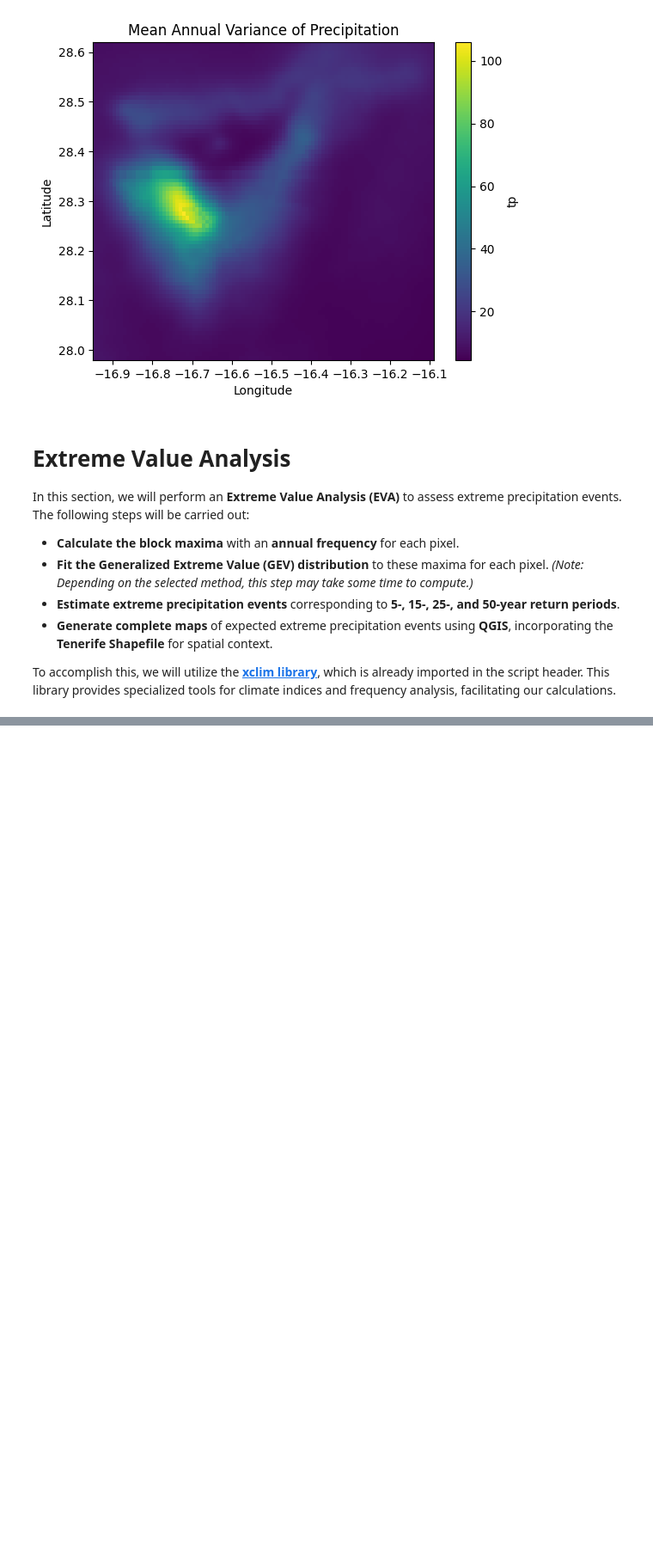
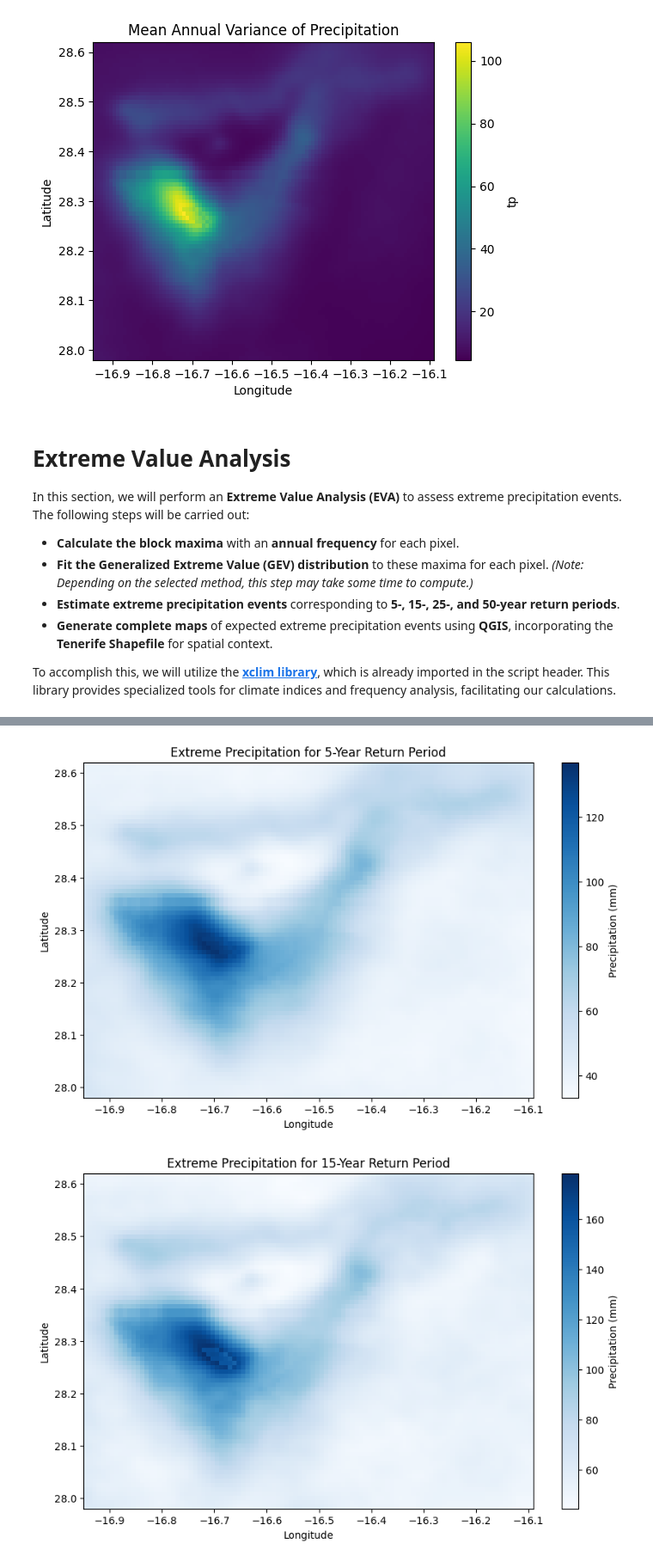
Before and after one commit to Nanfemicit/EOS-Course, a Jupyter notebook: Copy_of_Extreme_precipitation_CHELSA_excersise.ipynb, the cells around one changed output, grey strips where cells are left out. Shown at 86% size. Drawn from its saved outputs; the diff is of its cells as text; code cells hidden in the pictures; blank space fills up the shorter version.

Commit message:
Create maps showing heavy precipitation events for 5-, 10-, 25-, and 50-year return periods to assess extreme rainfall risks.

```diff
--- a/Copy_of_Extreme_precipitation_CHELSA_excersise.ipynb
+++ b/Copy_of_Extreme_precipitation_CHELSA_excersise.ipynb
@@ -144,3 +144,9 @@ To accomplish this, we will utilize the [**xclim library**](https://xclim.readth
 # %%
 # Use the libary xclim (https://xclim.readthedocs.io/en/stable/notebooks/frequency_analysis.html)
 # to optain the Block Maxima with yearly frequency
+# Resample daily precipitation to yearly maxima using xarray
+# Compute annual maximum precipitation using xarray resampling
+annual_max_precip = sub.resample(time="YS").max()
+
+# Print to verify the computed values
+print(annual_max_precip)
@@ -152,3 +169,8 @@ To accomplish this, we will utilize the [**xclim library**](https://xclim.readth
 # - Maximum Likelihood Estimation (method="MLE") - kind of similar but diffrent to ML
 # - Probability Weighted Moments (method="PWM") - More robust to oulierts!
 # PWM is well suited for small samples which in our case make it the prefered method.
+
+# Fit the Generalized Extreme Value (GEV) distribution using PWM method
+gev_params = fit(annual_max_precip, dist=distr.gev, method="PWM")
+
+print(gev_params)
@@ -157,3 +197,13 @@ To accomplish this, we will utilize the [**xclim library**](https://xclim.readth
 # as input we need:
 # - the previously fitted parameters (params) of the distribution function
 # - the quatinetile we are interested in which relates to the probability of excedance (q = 1-P = 1-1/tau)
+
+# Define return periods (tau)
+return_periods = [5, 15, 25, 50]
+
+# Convert return periods to quantile probabilities (q = 1 - 1/tau)
+q_values = [1 - 1/tau for tau in return_periods]
+
+# Compute quantile values using the fitted GEV parameters
+quantiles = parametric_quantile(gev_params, q_values)
+quantiles
@@ -160,6 +228,23 @@ To accomplish this, we will utilize the [**xclim library**](https://xclim.readth
 # %%
 # Plotting the map of expected extreme precipitation of a given return period (RP)
 
 # Befor plotting and saving as 2D map we have to select a quatile - other wise it is a 3D data cube
 
 # Plot mean annual probability precipitation events > threshold
+# Iterate over all return periods
+for i, tau in enumerate(return_periods):
+    selected_quantile = quantiles.isel(quantile=i)  # Extract 2D data for the current return period
+    if isinstance(selected_quantile, xr.Dataset):
+        selected_quantile = selected_quantile.to_array().isel(variable=0)  # Convert to DataArra
+    # Create a figure for each return period
+    plt.figure(figsize=(10, 6))
+    selected_quantile.plot(cmap="Blues", cbar_kwargs={"label": "Precipitation (mm)"})
+    plt.title(f"Extreme Precipitation for {tau}-Year Return Period")
+    plt.xlabel("Longitude")
+    plt.ylabel("Latitude")
+
+    # Show the plot
+    plt.show()
+# %% [output]
+[figure, added]
+[figure, added]
```
Also changed, not shown: parts of 6 cells of this notebook.
